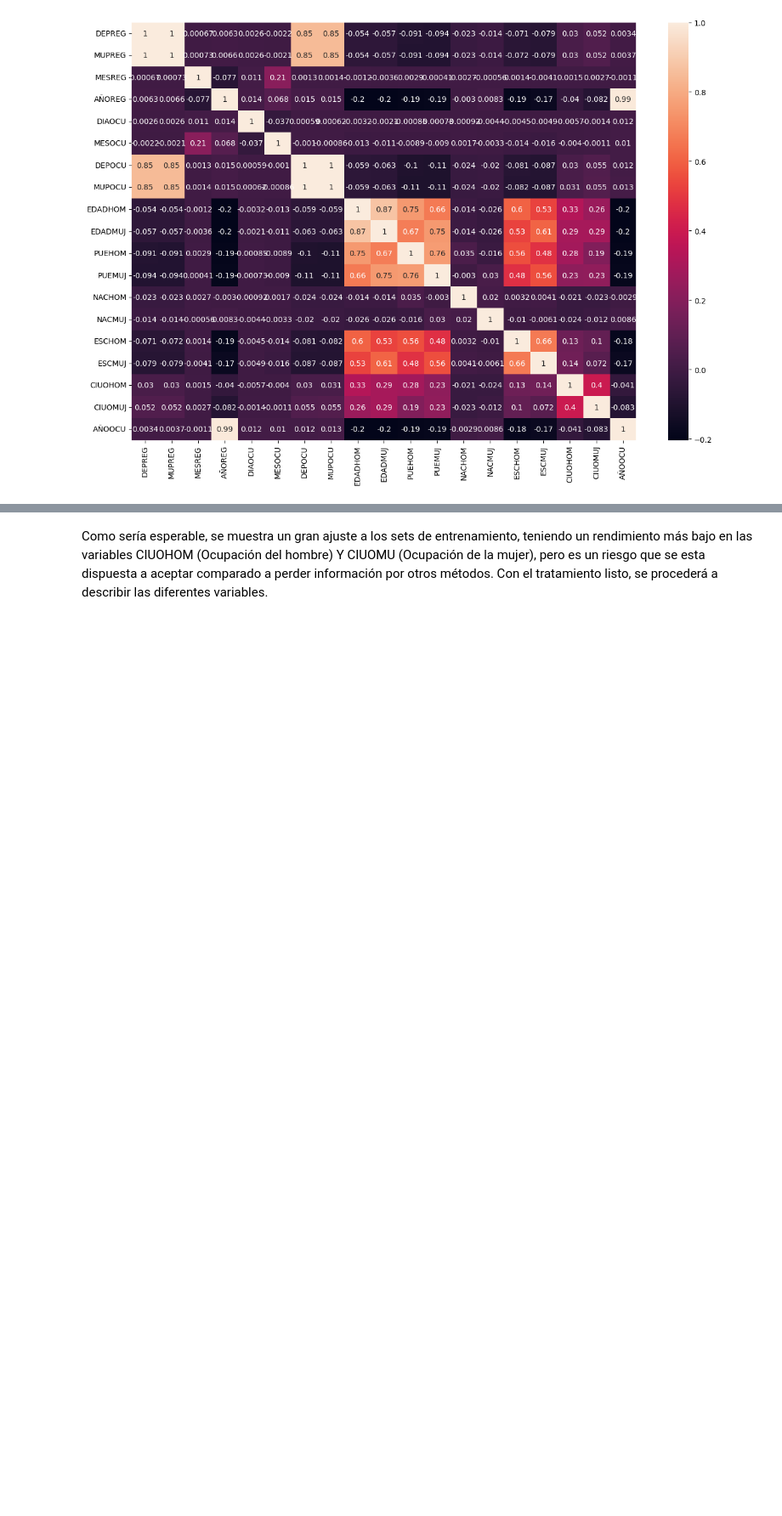
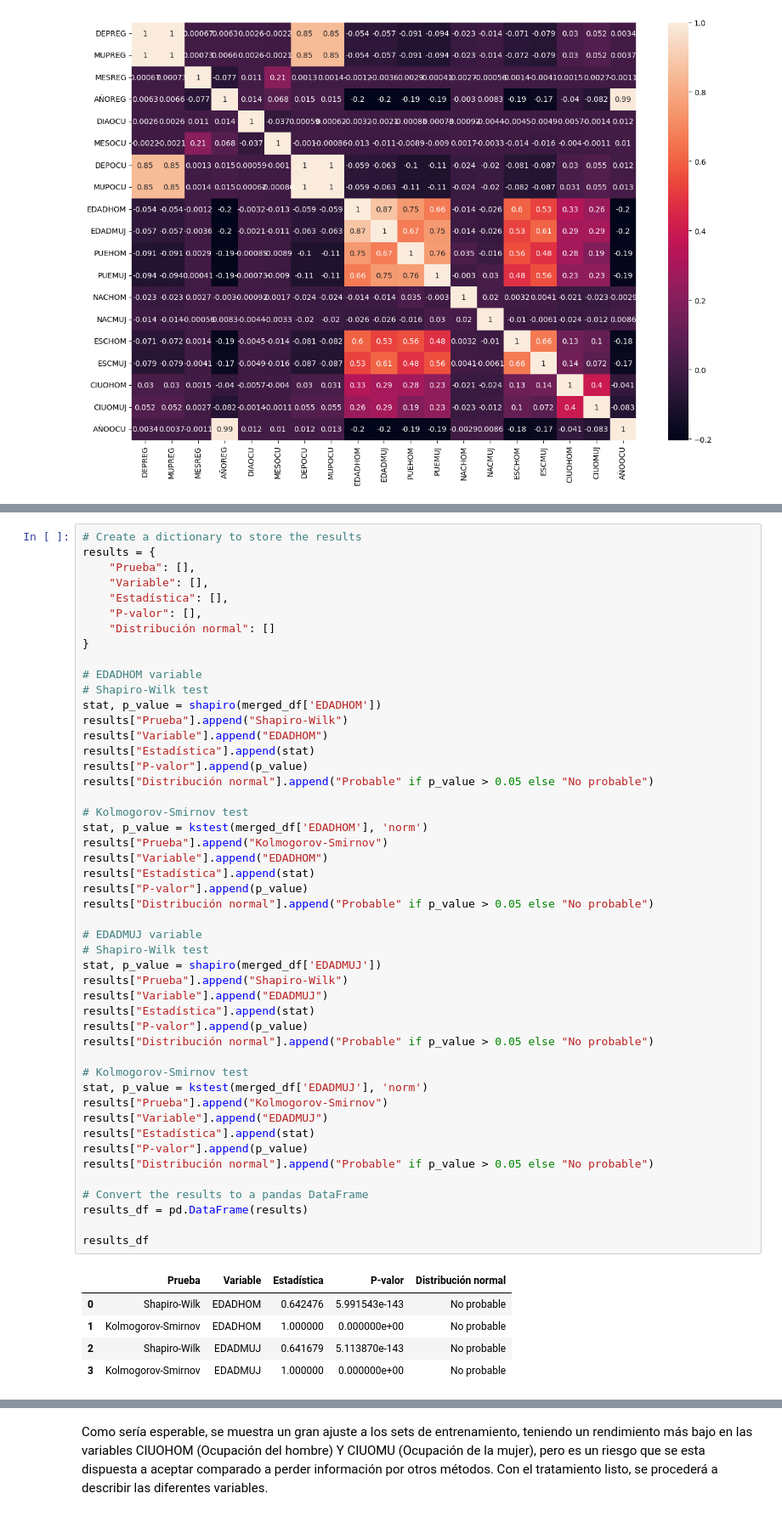
Before and after one commit to DanielRasho/MD-Proyecto3, a Jupyter notebook: Reporte.ipynb, the cells around one changed output, grey strips where cells are left out. Shown at 85% size. Cells and saved outputs as stored; diff of their text form; blank space fills up the shorter version.

```diff
--- a/Reporte.ipynb
+++ b/Reporte.ipynb
@@ -602,3 +629,57 @@ sns.heatmap(corr, xticklabels=corr.columns,yticklabels=corr.columns, annot=True,
+# %%
+# Create a dictionary to store the results
+results = {
+    "Prueba": [],
+    "Variable": [],
+    "Estadística": [],
+    "P-valor": [],
+    "Distribución normal": []
+}
+
+# EDADHOM variable
+# Shapiro-Wilk test
+stat, p_value = shapiro(merged_df['EDADHOM'])
+results["Prueba"].append("Shapiro-Wilk")
+results["Variable"].append("EDADHOM")
+results["Estadística"].append(stat)
+results["P-valor"].append(p_value)
+results["Distribución normal"].append("Probable" if p_value > 0.05 else "No probable")
+
+# Kolmogorov-Smirnov test
+stat, p_value = kstest(merged_df['EDADHOM'], 'norm')
+results["Prueba"].append("Kolmogorov-Smirnov")
+results["Variable"].append("EDADHOM")
+results["Estadística"].append(stat)
+results["P-valor"].append(p_value)
+results["Distribución normal"].append("Probable" if p_value > 0.05 else "No probable")
+
+# EDADMUJ variable
+# Shapiro-Wilk test
+stat, p_value = shapiro(merged_df['EDADMUJ'])
+results["Prueba"].append("Shapiro-Wilk")
+results["Variable"].append("EDADMUJ")
+results["Estadística"].append(stat)
+results["P-valor"].append(p_value)
+results["Distribución normal"].append("Probable" if p_value > 0.05 else "No probable")
+
+# Kolmogorov-Smirnov test
+stat, p_value = kstest(merged_df['EDADMUJ'], 'norm')
+results["Prueba"].append("Kolmogorov-Smirnov")
+results["Variable"].append("EDADMUJ")
+results["Estadística"].append(stat)
+results["P-valor"].append(p_value)
+results["Distribución normal"].append("Probable" if p_value > 0.05 else "No probable")
+
+# Convert the results to a pandas DataFrame
+results_df = pd.DataFrame(results)
+
+results_df
+# %% [output]
+|  | Prueba | Variable | Estadística | P-valor | Distribución normal |
+| 0 | Shapiro-Wilk | EDADHOM | 0.642476 | 5.991543e-143 | No probable |
+| 1 | Kolmogorov-Smirnov | EDADHOM | 1.000000 | 0.000000e+00 | No probable |
+| 2 | Shapiro-Wilk | EDADMUJ | 0.641679 | 5.113870e-143 | No probable |
+| 3 | Kolmogorov-Smirnov | EDADMUJ | 1.000000 | 0.000000e+00 | No probable |
 # %%
 def fill_column_with_rf(df, col, null_val):
     '''
```
Also changed, not shown: parts of 30 cells of this notebook, 2 other files.
